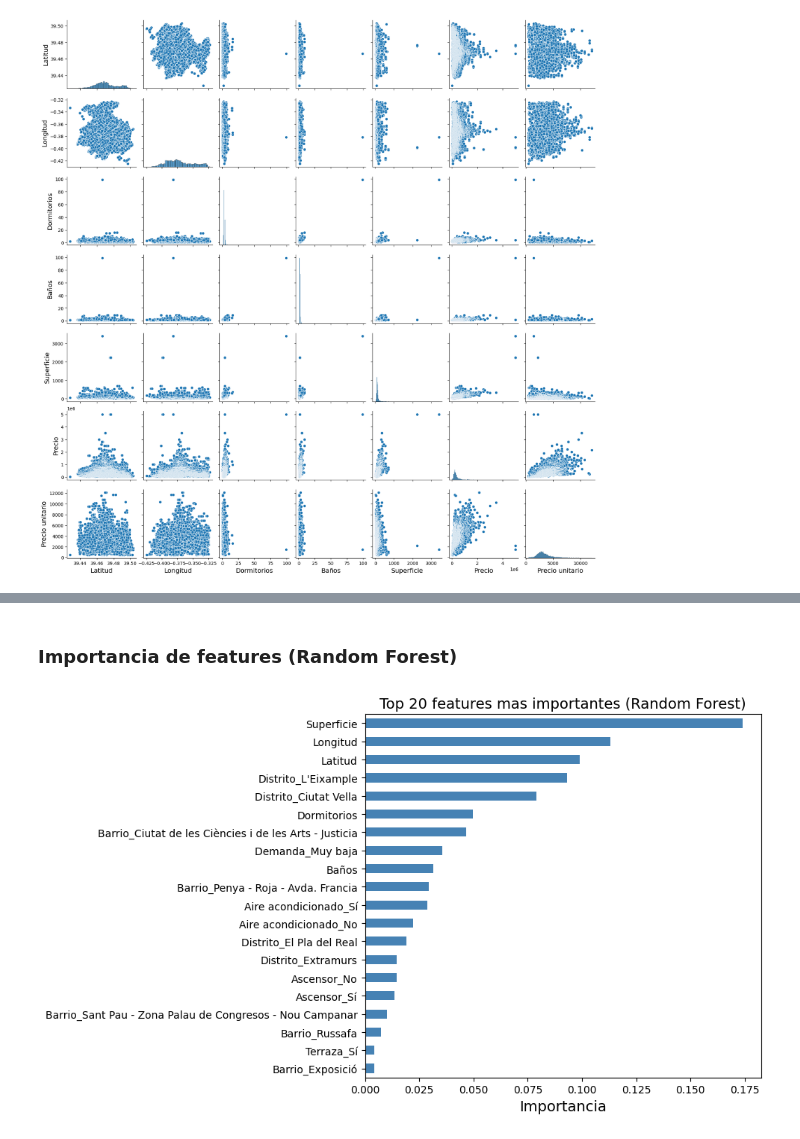
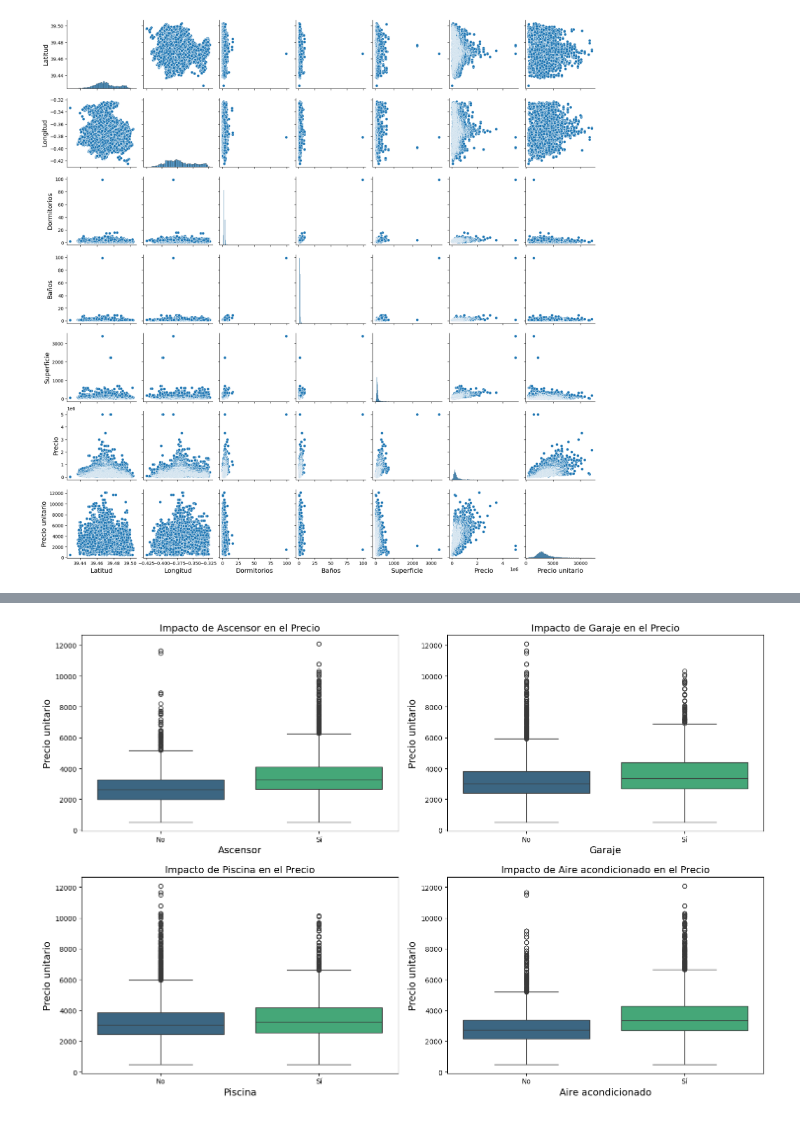
Before and after one commit to Apriroca/ML_Prediccion_Vivienda_Valencia, a Jupyter notebook: main.ipynb, the cells around one changed output, grey strips where cells are left out. Saved outputs shown, nothing was run; the diff lists cells and outputs as text; code cells hidden in the pictures.

```diff
--- a/main.ipynb
+++ b/main.ipynb
@@ -404,21 +224,0 @@ Random Forest             247       723        +477
-# %%
-# Grafico: Predicciones vs Realidad
-fig, axes = plt.subplots(1, 3, figsize=(20, 5))
-
-modelos = [
-    (test_pred_lin,  'Regresion Lineal'),
-    (test_pred_tree, 'Arbol de Decision'),
-    (test_pred_rf,   'Random Forest')
-]
-for ax, (preds, nombre) in zip(axes, modelos):
-    ax.scatter(y_test, preds, alpha=0.4, edgecolors='k', linewidths=0.3, s=20)
-    lims = [min(y_test.min(), preds.min()), max(y_test.max(), preds.max())]
-    ax.plot(lims, lims, 'r--', linewidth=2, label='Prediccion perfecta')
-    ax.set_xlabel('Precio unitario real (euros/m2)')
-    ax.set_ylabel('Precio unitario predicho (euros/m2)')
-    ax.set_title(nombre + ' - Test Set')
-    ax.legend()
-
-plt.suptitle('Predicciones vs Realidad', fontsize=14, fontweight='bold')
-plt.tight_layout()
-plt.show()
@@ -427,15 +225,14 @@ plt.show()
-# %% [markdown]
-### Importancia de features (Random Forest)
-# %%
-# Random Forest nos da la importancia de cada feature
-importancias = pd.Series(rf_reg.feature_importances_, index=features)
-top20 = importancias.sort_values(ascending=False).head(20)
-
-plt.figure(figsize=(10, 6))
-top20.sort_values().plot(kind='barh', color='steelblue')
-plt.xlabel('Importancia')
-plt.title('Top 20 features mas importantes (Random Forest)')
-plt.tight_layout()
-plt.show()
-# %% [output]
-[figure, removed]
+# %%
+# Guardamos un backup ANTES del OHE para poder usar columnas originales en visualizaciones
+train_set_bck = train_set.copy()
+
+# Impacto de variables categóricas clave en el precio
+cols_to_plot = ['Ascensor', 'Garaje', 'Piscina', 'Aire acondicionado']
+fig, axes = plt.subplots(2, 2, figsize=(15, 10))
+for ax, col in zip(axes.flatten(), cols_to_plot):
+    sns.boxplot(x=col, y='Precio unitario', data=train_set_bck, palette='viridis', ax=ax)
+    ax.set_title(f'Impacto de {col} en el Precio')
+plt.tight_layout()
+plt.show()
+# %% [output]
+[figure, added]
```
Also changed, not shown: parts of 49 cells of this notebook, 2 other files.
